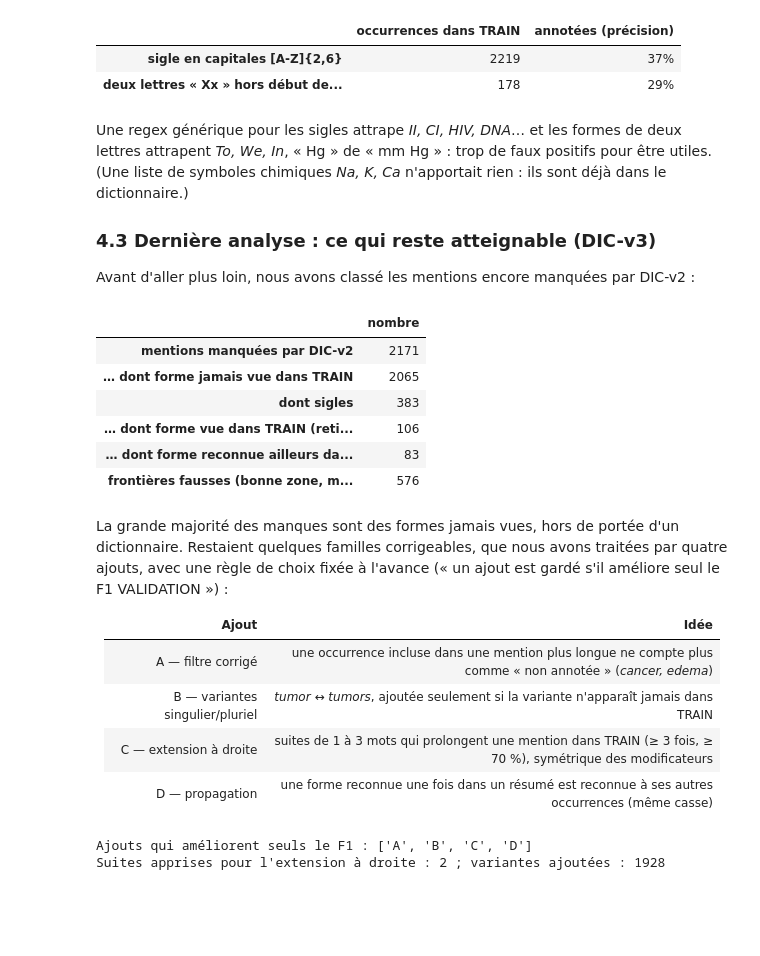
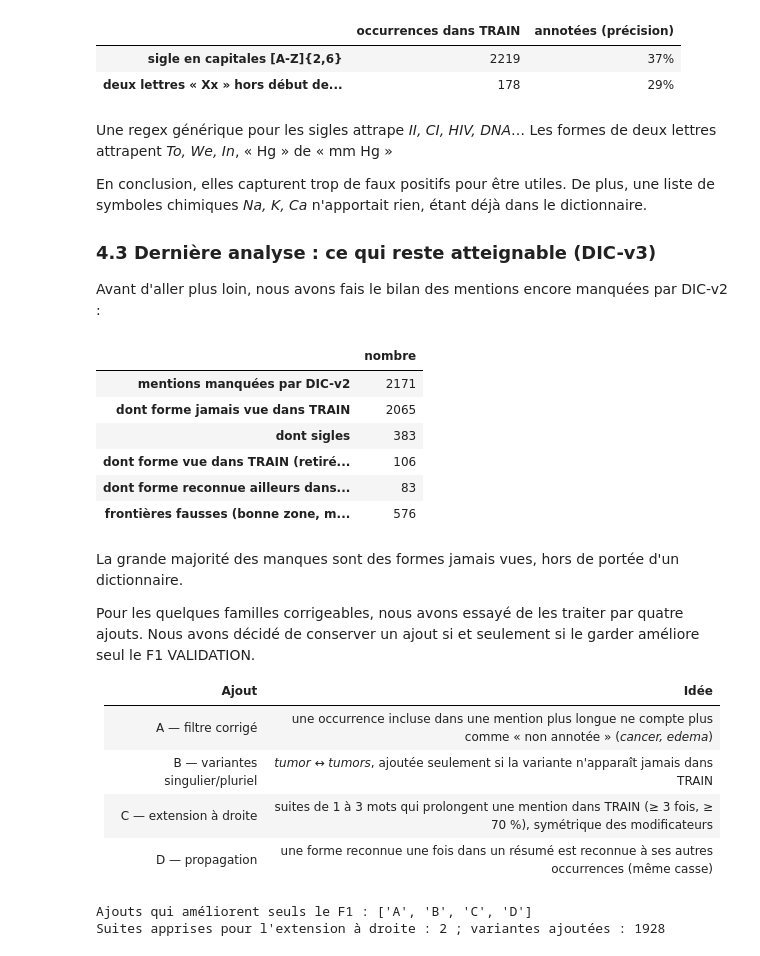
Before and after one commit to yam89421/NLP-SANTE-BC5CDR, a Jupyter notebook: rapport/1_extraction.ipynb, the cells around one changed output. Saved outputs shown, nothing was run; the diff lists cells and outputs as text; code cells hidden in the pictures; blank space fills up the shorter version.

```diff
--- a/rapport/1_extraction.ipynb
+++ b/rapport/1_extraction.ipynb
@@ -325,39 +365,43 @@ pd.DataFrame({
 | sigle en capitales [A-Z]{2,6} | 2219 | 37% |
 | deux lettres « Xx » hors début de... | 178 | 29% |
 # %% [markdown]
-Une regex générique pour les sigles attrape *II, CI, HIV, DNA*… et les formes de deux lettres attrapent *To, We, In*,
-« Hg » de « mm Hg » : trop de faux positifs pour être utiles. (Une liste de symboles chimiques *Na, K, Ca* n'apportait
-rien : ils sont déjà dans le dictionnaire.)
+Une regex générique pour les sigles attrape *II, CI, HIV, DNA*…
+Les formes de deux lettres attrapent *To, We, In*,
+« Hg » de « mm Hg »
+
+En conclusion, elles capturent trop de faux positifs pour être utiles. De plus, une liste de symboles chimiques *Na, K, Ca* n'apportait
+rien, étant déjà dans le dictionnaire.
 
 ### 4.3 Dernière analyse : ce qui reste atteignable (DIC-v3)
 
-Avant d'aller plus loin, nous avons classé les mentions encore manquées par DIC-v2 :
+Avant d'aller plus loin, nous avons fais le bilan des mentions encore manquées par DIC-v2 :
 # %%
 err_v2 = erreurs(ref["validation"], pred_v2)
 manquees_v2 = err_v2["manquee"]
 forme = lambda m: textes[m.doc][m.debut:m.fin]
 inconnue = [m for m in manquees_v2 if forme(m).lower() not in formes_train]
 sigles = [m for m in inconnue if re.fullmatch(r"[A-Z0-9][A-Za-z0-9-]{1,9}", forme(m)) and any(c.isupper() for c in forme(m)[1:])]
 connues = [m for m in manquees_v2 if forme(m).lower() in formes_train]
 ailleurs = [m for m in manquees_v2 if any(forme(x) == forme(m) for x in pred_v2 if x.doc == m.doc)]
 pd.Series({"mentions manquées par DIC-v2": len(manquees_v2),
-           "… dont forme jamais vue dans TRAIN": len(inconnue),
+           "dont forme jamais vue dans TRAIN": len(inconnue),
            "    dont sigles": len(sigles),
-           "… dont forme vue dans TRAIN (retirée par le filtre, autre casse, autre type…)": len(connues),
-           "… dont forme reconnue ailleurs dans le même résumé": len(ailleurs),
+           "dont forme vue dans TRAIN (retirée par le filtre, autre casse, autre type…)": len(connues),
+           "dont forme reconnue ailleurs dans le même résumé": len(ailleurs),
            "frontières fausses (bonne zone, mauvaises bornes)": len(err_v2["frontiere"])}).to_frame("nombre")
 # %% [output]
 |  | nombre |
 | mentions manquées par DIC-v2 | 2171 |
-| … dont forme jamais vue dans TRAIN | 2065 |
+| dont forme jamais vue dans TRAIN | 2065 |
 | dont sigles | 383 |
-| … dont forme vue dans TRAIN (reti... | 106 |
-| … dont forme reconnue ailleurs da... | 83 |
+| dont forme vue dans TRAIN (retiré... | 106 |
+| dont forme reconnue ailleurs dans... | 83 |
 | frontières fausses (bonne zone, m... | 576 |
 # %% [markdown]
-La grande majorité des manques sont des formes jamais vues, hors de portée d'un dictionnaire. Restaient quelques
-familles corrigeables, que nous avons traitées par quatre ajouts, avec une règle de choix fixée à l'avance (« un ajout
-est gardé s'il améliore seul le F1 VALIDATION ») :
+La grande majorité des manques sont des formes jamais vues, hors de portée d'un dictionnaire.
+
+Pour les quelques familles corrigeables, nous avons essayé de les traiter par quatre ajouts.
+Nous avons décidé de conserver un ajout si et seulement si le garder améliore seul le F1 VALIDATION.
 
 | Ajout | Idée |
 |---|---|
```
Also changed, not shown: parts of 42 cells of this notebook, 40 other files.
